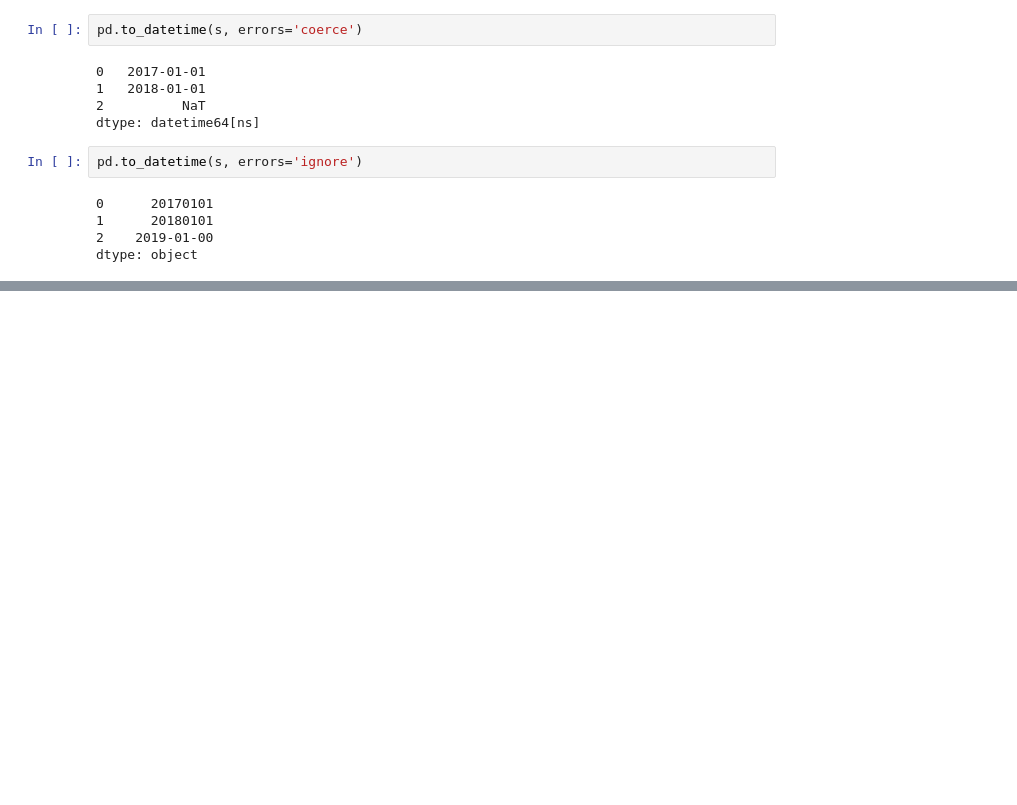
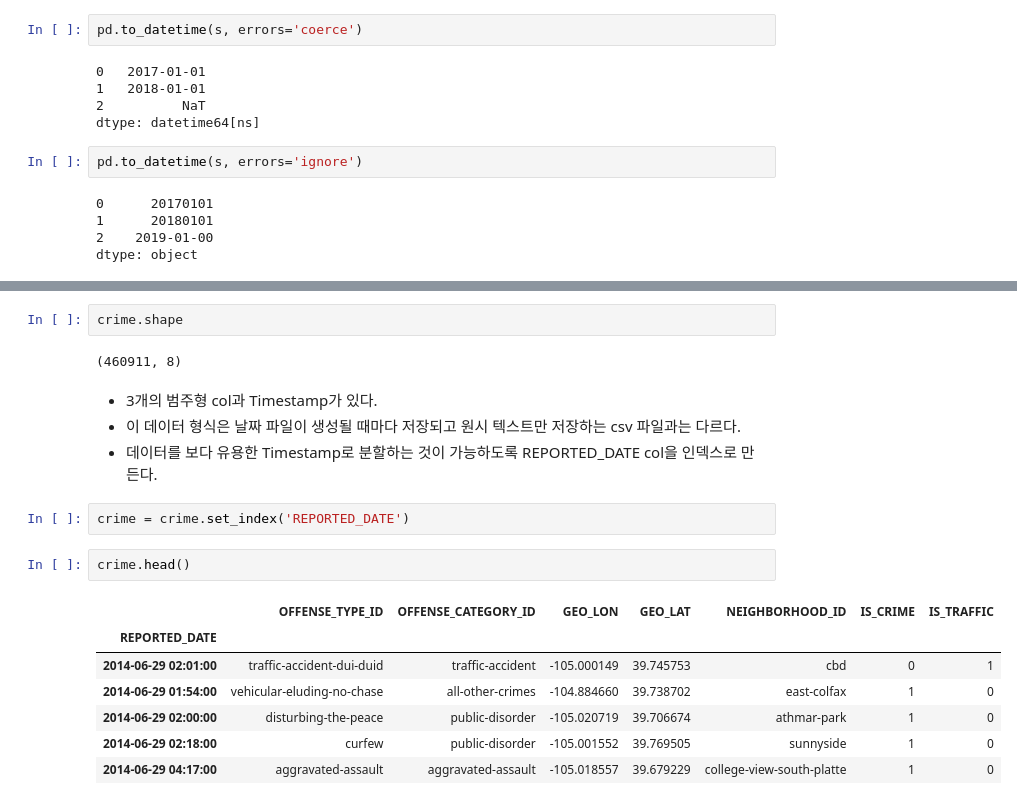
Before and after one commit to angelxtry/PyDataSc, a Jupyter notebook: PandasCookbook/ch10-시계열 분석/ch10-시계열 분석.ipynb, the cells around one changed output, grey strips where cells are left out. Drawn from its saved outputs; the diff is of its cells as text; blank space fills up the shorter version.

```diff
--- a/PandasCookbook/ch10-시계열 분석/ch10-시계열 분석.ipynb
+++ b/PandasCookbook/ch10-시계열 분석/ch10-시계열 분석.ipynb
@@ -232,0 +288,20 @@ Timestamp('2018-01-01 00:00:00')
+# %%
+crime.shape
+# %% [output]
+(460911, 8)
+# %% [markdown]
+- 3개의 범주형 col과 Timestamp가 있다.
+- 이 데이터 형식은 날짜 파일이 생성될 때마다 저장되고 원시 텍스트만 저장하는 csv 파일과는 다르다.
+- 데이터를 보다 유용한 Timestamp로 분할하는 것이 가능하도록 REPORTED_DATE col을 인덱스로 만든다.
+# %%
+crime = crime.set_index('REPORTED_DATE')
+# %%
+crime.head()
+# %% [output]
+|  | OFFENSE_TYPE_ID | OFFENSE_CATEGORY_ID | GEO_LON | GEO_LAT | NEIGHBORHOOD_ID | IS_CRIME | IS_TRAFFIC |
+| REPORTED_DATE |  |  |  |  |  |  |  |
+| 2014-06-29 02:01:00 | traffic-accident-dui-duid | traffic-accident | -105.000149 | 39.745753 | cbd | 0 | 1 |
+| 2014-06-29 01:54:00 | vehicular-eluding-no-chase | all-other-crimes | -104.884660 | 39.738702 | east-colfax | 1 | 0 |
+| 2014-06-29 02:00:00 | disturbing-the-peace | public-disorder | -105.020719 | 39.706674 | athmar-park | 1 | 0 |
+| 2014-06-29 02:18:00 | curfew | public-disorder | -105.001552 | 39.769505 | sunnyside | 1 | 0 |
+| 2014-06-29 04:17:00 | aggravated-assault | aggravated-assault | -105.018557 | 39.679229 | college-view-south-platte | 1 | 0 |
```
Also changed, not shown: parts of 32 cells of this notebook, 15 other files.
